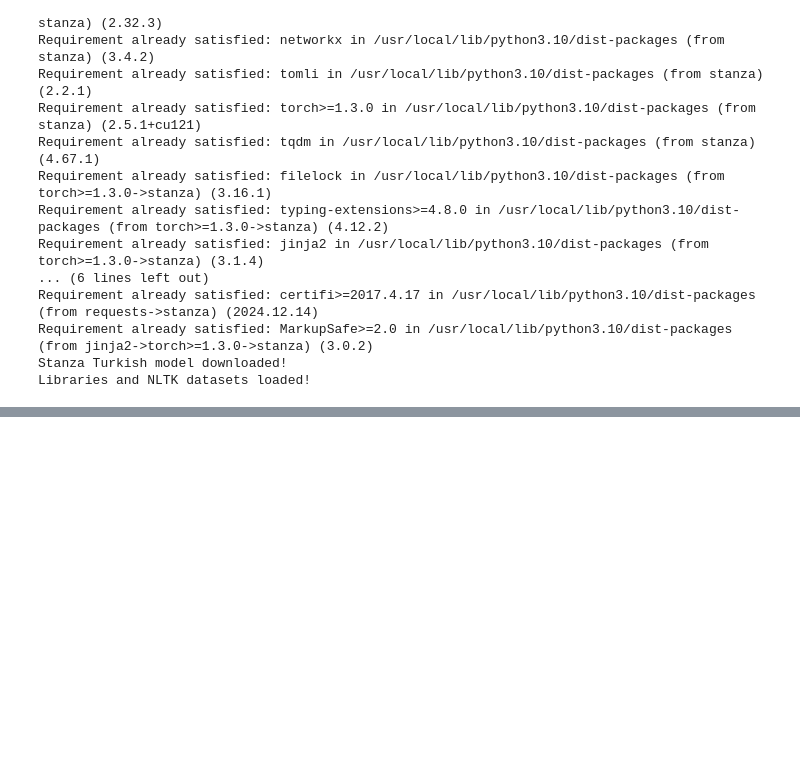
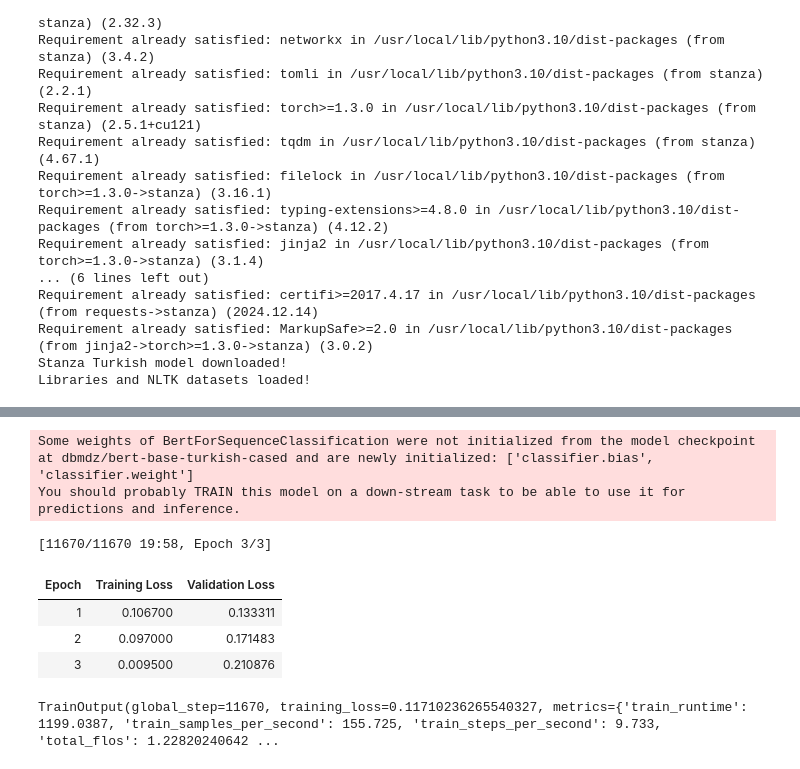
Before and after one commit to fc63/Detection-and-Classification-of-Offensive-Language-in-Turkish, a Jupyter notebook: 1.ipynb, the cells around one changed output, grey strips where cells are left out. Drawn from its saved outputs; the diff is of its cells as text; code cells hidden in the pictures; blank space fills up the shorter version.

```diff
--- a/1.ipynb
+++ b/1.ipynb
@@ -130,0 +193,74 @@ KeyboardInterrupt:
+# %%
+# we use a pre-trained bert model
+model_name = "dbmdz/bert-base-turkish-cased"
+
+# tokenizer & model
+tokenizer = AutoTokenizer.from_pretrained(model_name)
+model = AutoModelForSequenceClassification.from_pretrained(model_name, num_labels=2)
+
+class ToxicDataset(Dataset):
+    def __init__(self, texts, labels, tokenizer, max_len=128):
+        self.texts = texts
+        self.labels = labels
+        self.tokenizer = tokenizer
+        self.max_len = max_len
+
+    def __len__(self):
+        return len(self.texts)
+
+    def __getitem__(self, idx):
+        text = self.texts.iloc[idx]
+        label = self.labels.iloc[idx]
+        encoding = self.tokenizer(
+            text,
+            truncation=True,
+            padding="max_length",
+            max_length=self.max_len,
+            return_tensors="pt",
+        )
+        return {
+            "input_ids": encoding["input_ids"].squeeze(0),
+            "attention_mask": encoding["attention_mask"].squeeze(0),
+            "labels": torch.tensor(label, dtype=torch.long),
+        }
+
+# datasets preparation
+train_dataset = ToxicDataset(X_train, y_train, tokenizer)
+test_dataset = ToxicDataset(X_test, y_test, tokenizer)
+
+# training settings
+training_args = TrainingArguments(
+    output_dir="./results",
+    evaluation_strategy="epoch",
+    save_strategy="epoch",
+    learning_rate=2e-5,
+    per_device_train_batch_size=16,
+    per_device_eval_batch_size=16,
+    num_train_epochs=3,
+    weight_decay=0.01,
+    logging_dir="./logs",
+    report_to="none",
+    logging_steps=10,
+    load_best_model_at_end=True,
+    save_total_limit=1,
+)
+
+# trainer (Hugging Face Trainer API)
+trainer = Trainer(
+    model=model,
+    args=training_args,
+    train_dataset=train_dataset,
+    eval_dataset=test_dataset,
+    tokenizer=tokenizer,
+)
+
+trainer.train()
+# %% [output]
+Some weights of BertForSequenceClassification were not initialized from the model checkpoint at dbmdz/bert-base-turkish-cased and are newly initialized: ['classifier.bias', 'classifier.weight']
+You should probably TRAIN this model on a down-stream task to be able to use it for predictions and inference.
+[11670/11670 19:58, Epoch 3/3]
+| Epoch | Training Loss | Validation Loss |
+| 1 | 0.106700 | 0.133311 |
+| 2 | 0.097000 | 0.171483 |
+| 3 | 0.009500 | 0.210876 |
+TrainOutput(global_step=11670, training_loss=0.11710236265540327, metrics={'train_runtime': 1199.0387, 'train_samples_per_second': 155.725, 'train_steps_per_second': 9.733, 'total_flos': 1.22820240642 ...
```
Also changed, not shown: parts of 11 cells of this notebook.
